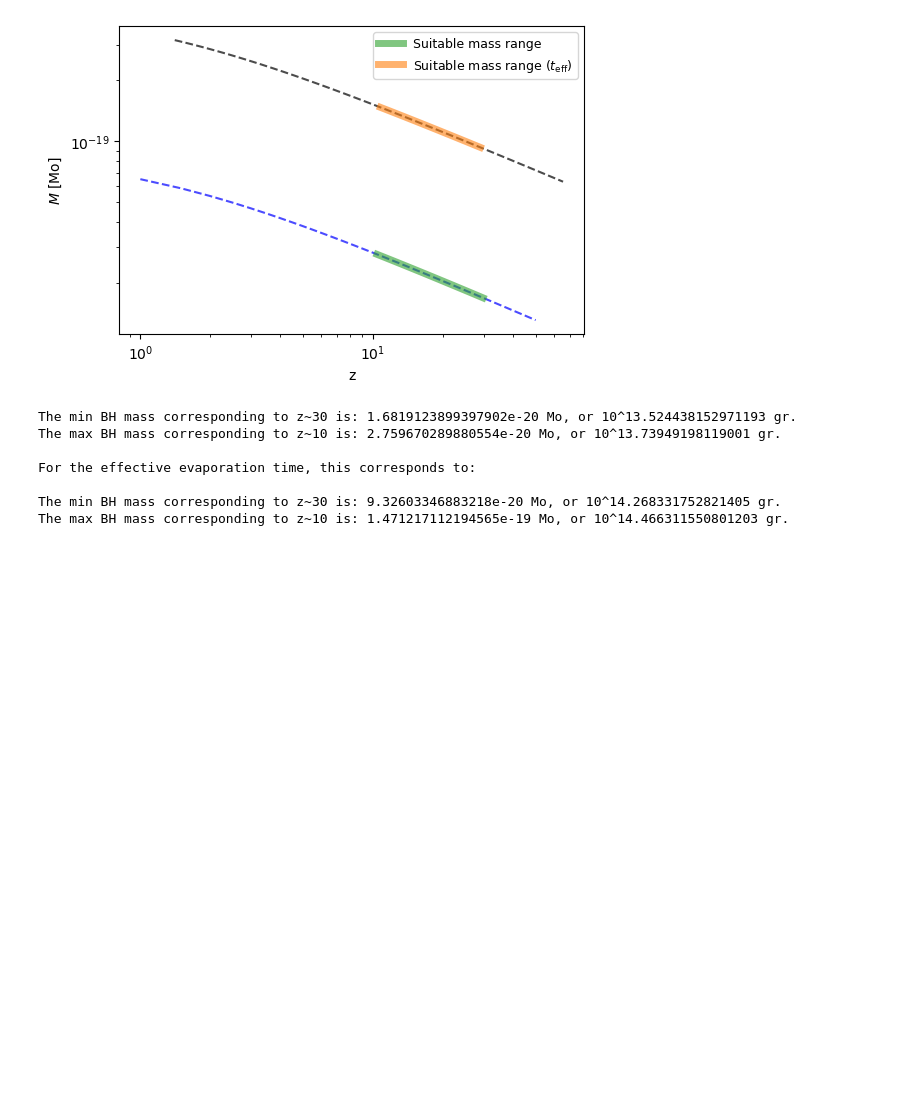
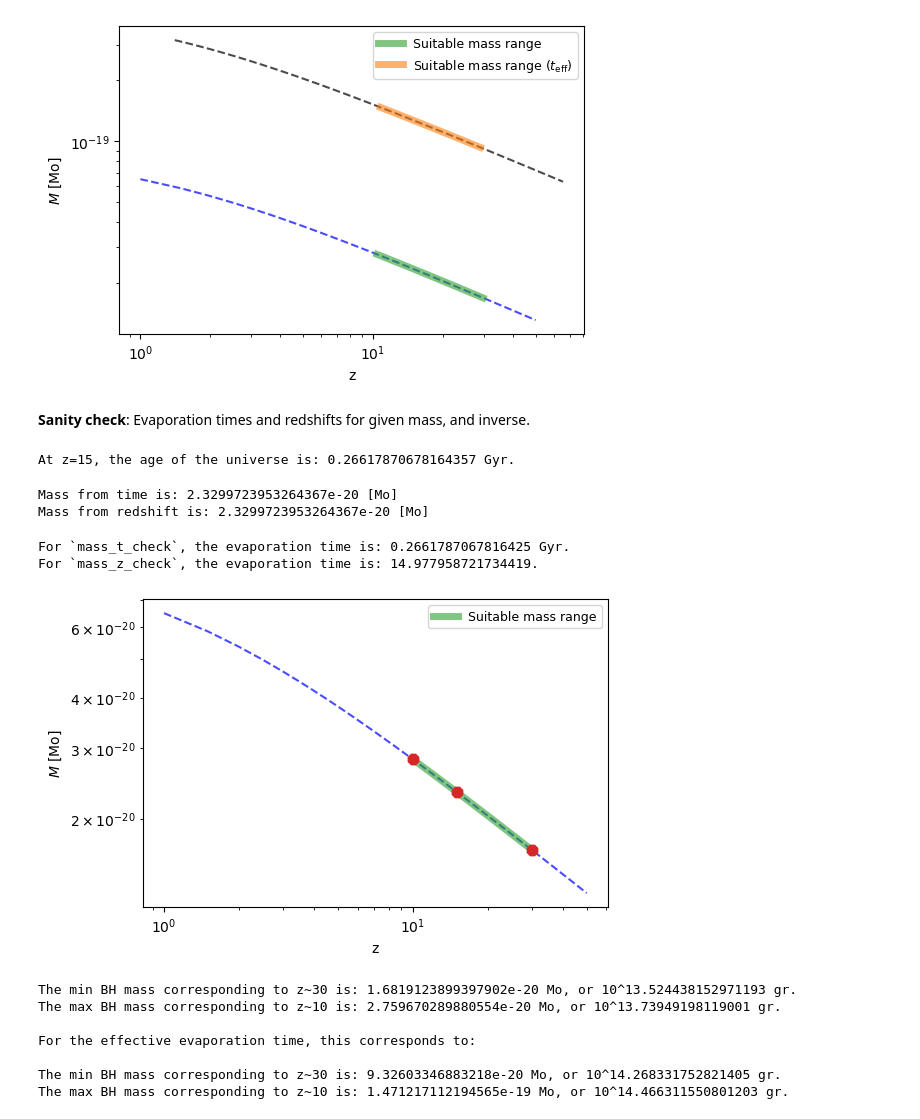
Before and after one commit to MariosNT/DCBHs_HR_PBHs, a Jupyter notebook: BlackHoleSpectrum.ipynb, the cells around one changed output. Cells and saved outputs as stored; diff of their text form; code cells hidden in the pictures; blank space fills up the shorter version.

```diff
--- a/BlackHoleSpectrum.ipynb
+++ b/BlackHoleSpectrum.ipynb
@@ -535,6 +582,56 @@ ax1.legend(fontsize = 9)
 plt.show()
 # %% [output]
 [figure]
+# %% [markdown]
+**Sanity check**: Evaporation times and redshifts for given mass, and inverse.
+# %%
+z_check = 15
+t_check = age_at_redshift(z_check)
+
+print(f"At z={z_check}, the age of the universe is: {t_check} Gyr.")
+# %% [output]
+At z=15, the age of the universe is: 0.26617870678164357 Gyr.
+# %%
+mass_t_check = mass_from_evaporation_time(t_check)
+mass_z_check = mass_from_evaporation_redshift(z_check)
+
+print(f"Mass from time is: {mass_t_check} [Mo]")
+print(f"Mass from redshift is: {mass_z_check} [Mo]")
+# %% [output]
+Mass from time is: 2.3299723953264367e-20 [Mo]
+Mass from redshift is: 2.3299723953264367e-20 [Mo]
+# %%
+print(f"For `mass_t_check`, the evaporation time is: {evaporation_time_from_mass(mass_t_check)} Gyr.")
+print(f"For `mass_z_check`, the evaporation time is: {evaporation_redshift_from_mass(mass_z_check)}.")
+# %% [output]
+For `mass_t_check`, the evaporation time is: 0.2661787067816425 Gyr.
+For `mass_z_check`, the evaporation time is: 14.977958721734419.
+# %%
+z_evap_limits = np.array([10., 15., 30.])
+
+mass_evap = np.zeros_like(z_evap_limits)
+
+for idx, z in enumerate(z_evap_limits):
+    mass_evap[idx] = mass_from_evaporation_redshift(z)
+
+fig = plt.figure(figsize = (6, 4))
+ax1 = fig.add_subplot(1, 1, 1)
+
+
+ax1.loglog(z_full, masses_full, c='blue', ls='--', alpha=0.7)
+ax1.loglog(z_full[z_range_bool], masses_full[z_range_bool], ls='-',\
+           c='tab:green', lw=5, alpha=0.6, label = 'Suitable mass range')
+
+ax1.scatter(z_evap_limits, mass_evap, zorder=100, marker='8', color='tab:red', s=65)
+
+ax1.set_ylabel('$M$ [Mo]')
+ax1.set_xlabel('z')
+ax1.legend(fontsize = 9)
+
+
+plt.show()
+# %% [output]
+[figure, added]
 # %%
 mass_range = masses_full[z_range_bool]
 mass_low = np.min(mass_range)
```
Also changed, not shown: parts of 26 cells of this notebook, 2 other files.
